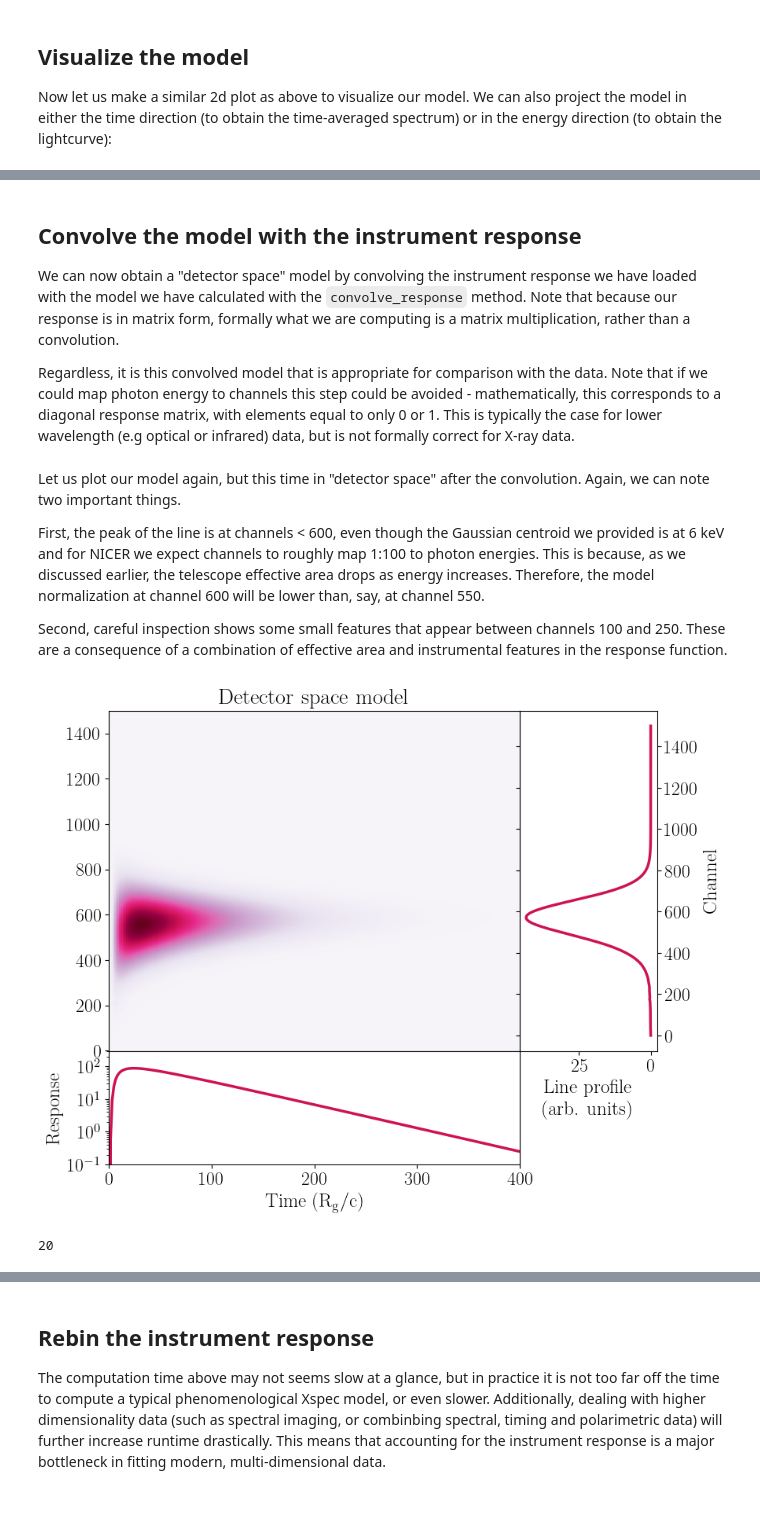
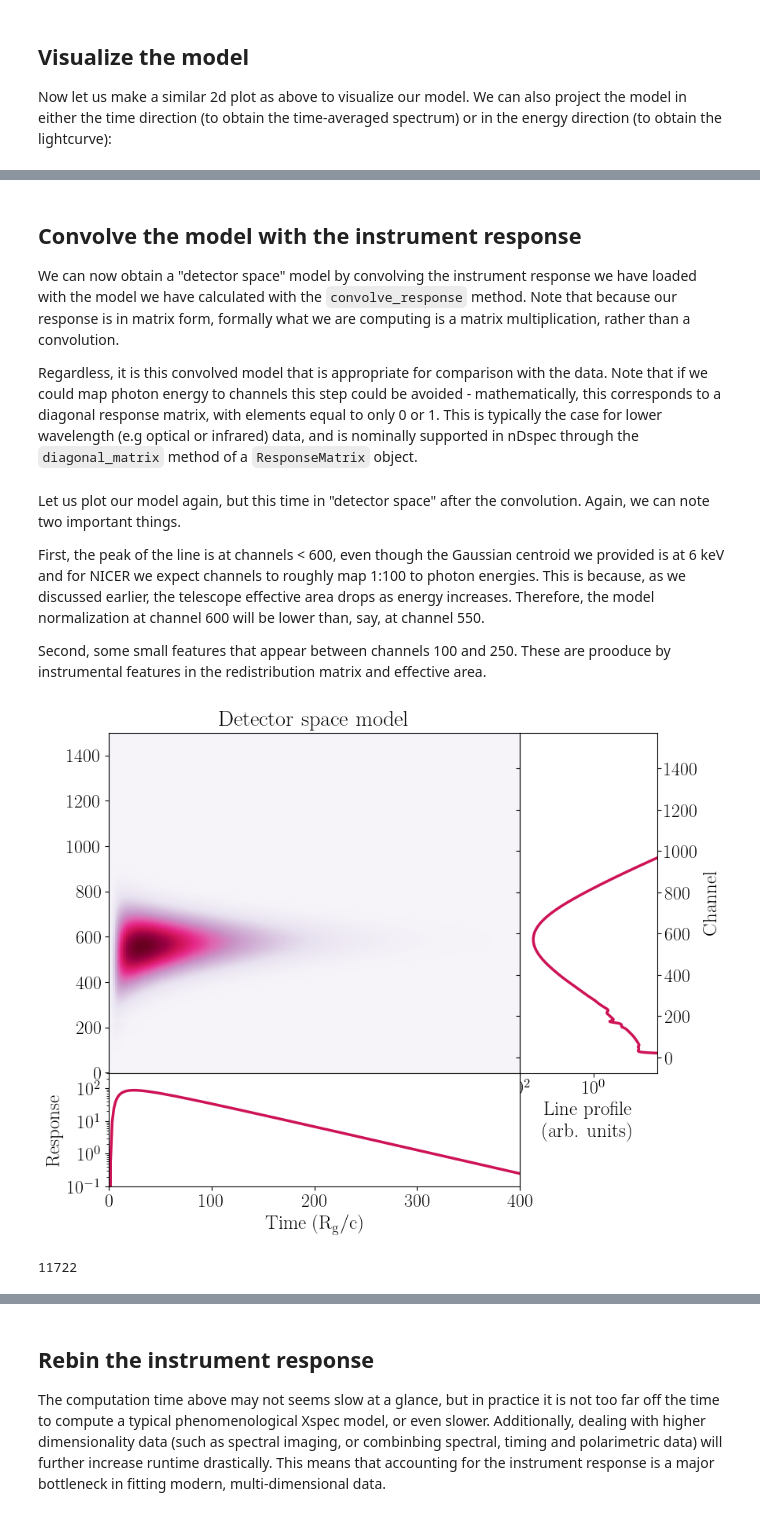
Before and after one commit to matteolucchini1/nDspec, a Jupyter notebook: docs/response.ipynb, the cells around one changed output, grey strips where cells are left out. Cells and saved outputs as stored; diff of their text form; code cells hidden in the pictures.

Commit message:
Improved docs, optimized plots

`````diff
--- a/docs/response.ipynb
+++ b/docs/response.ipynb
@@ -174,5 +175,5 @@ gc.collect()
 
 We can now obtain a "detector space" model by convolving the instrument response we have loaded with the model we have calculated with the ```convolve_response``` method. Note that because our response is in matrix form, formally what we are computing is a matrix multiplication, rather than a convolution.
 
-Regardless, it is this convolved model that is appropriate for comparison with the data. Note that if we could map photon energy to channels this step could be avoided - mathematically, this corresponds to a diagonal response matrix, with elements equal to only 0 or 1. This is typically the case for lower wavelength (e.g optical or infrared) data, but is not formally correct for X-ray data.
+Regardless, it is this convolved model that is appropriate for comparison with the data. Note that if we could map photon energy to channels this step could be avoided - mathematically, this corresponds to a diagonal response matrix, with elements equal to only 0 or 1. This is typically the case for lower wavelength (e.g optical or infrared) data, and is nominally supported in nDspec through the ````diagonal_matrix```` method of a ````ResponseMatrix```` object.
 # %%
@@ -183,10 +183,9 @@ Let us plot our model again, but this time in "detector space" after the convolu
 
 First, the peak of the line is at channels < 600, even though the Gaussian centroid we provided is at 6 keV and for NICER we expect channels to roughly map 1:100 to photon energies. This is because, as we discussed earlier, the telescope effective area drops as energy increases. Therefore, the model normalization at channel 600 will be lower than, say, at channel 550.
 
-Second, careful inspection shows some small features that appear between channels 100 and 250. These are a consequence of a combination of effective area and instrumental features in the response function.
+Second, some small features that appear between channels 100 and 250. These are prooduce by instrumental features in the redistribution matrix and effective area.
 # %%
 #plot the model again to visualize it:
-
 convolved_line_profile = np.zeros(nicer_matrix.n_chans)
 
 for i in range(time_res):
@@ -201,37 +200,39 @@ gs = gridspec.GridSpec(200,200)
 gs.update(wspace=0,hspace=0)
 ax = plt.subplot(gs[:-50,:-50])
 side = plt.subplot(gs[:-50,-50:200])
 below = plt.subplot(gs[-50:200,:-50])
 
-ax.pcolor(time_array,nicer_matrix.chans,convolved_model,cmap="PuRd",
-          shading='auto',linewidth=0,rasterized=True)
+ax.pcolormesh(time_array,nicer_matrix.chans,convolved_model,cmap="PuRd",
+              shading='auto',linewidth=0,rasterized=True)
 
 ax.set_xticklabels([])
 ax.set_xlim([0,400.])
 ax.xaxis.set_visible(False)
 
 below.semilogy(time_array,pulse_profile,linewidth=2.5,color=colorscale[3])
 below.set_xlabel("Time ($\\rm{R_g}/c$)",fontsize=18)
 below.set_ylabel("Response",fontsize=18)
 below.set_xlim([0,400.])
 below.set_ylim([1e-1,3e2])
 
 side.plot(convolved_line_profile,nicer_matrix.chans,linewidth=2.5,color=colorscale[3])
 side.invert_xaxis()
 side.yaxis.tick_right()
 side.yaxis.set_label_position('right')
 side.yaxis.set_ticks_position('both')
 side.set_xlabel("Line profile \n (arb. units)",fontsize=18)
 side.set_ylabel("Channel",fontsize=18)
+side.set_xscale("log")
+side.set_xlim([1e2,2e-2])
 
 ax.set_title("Detector space model")
 
 plt.show()
 
 gc.collect()
 # %% [output]
-[figure, old version]
+[figure, new version]
-20
+11722
 # %% [markdown]
 ## Benchmark the convolution:
 
`````
Also changed, not shown: parts of 15 cells of this notebook, 5 other files.
